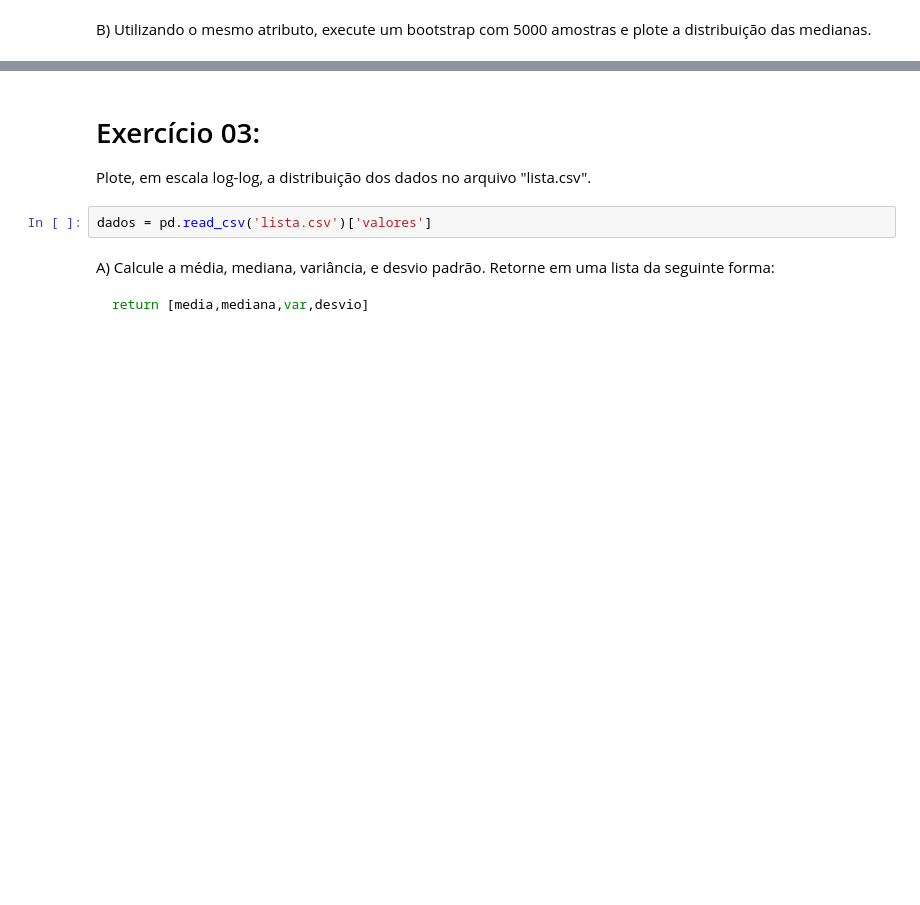
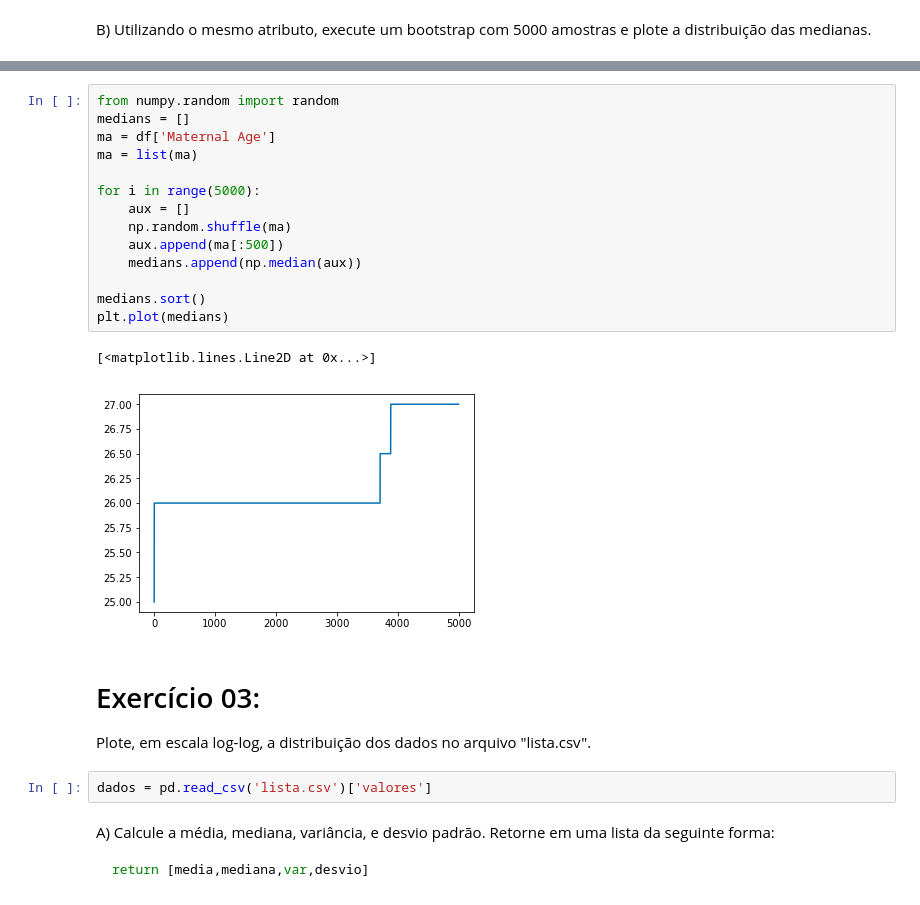
Before and after one commit to brenomatos/icd, a Jupyter notebook: Lista03/Lista03.ipynb, the cells around one changed output, grey strips where cells are left out. Drawn from its saved outputs; the diff is of its cells as text; blank space fills up the shorter version.

```diff
--- a/Lista03/Lista03.ipynb
+++ b/Lista03/Lista03.ipynb
@@ -90,3 +96,20 @@ raise NotImplementedError()
+# %%
+from numpy.random import random
+medians = []
+ma = df['Maternal Age']
+ma = list(ma)
+
+for i in range(5000):
+    aux = []
+    np.random.shuffle(ma)
+    aux.append(ma[:500])
+    medians.append(np.median(aux))
+
+medians.sort()
+plt.plot(medians)
+# %% [output]
+[<matplotlib.lines.Line2D at 0x...>]
+[figure, added]
 # %% [markdown]
 # Exercício 03:
 
```
Also changed, not shown: parts of 6 cells of this notebook.
